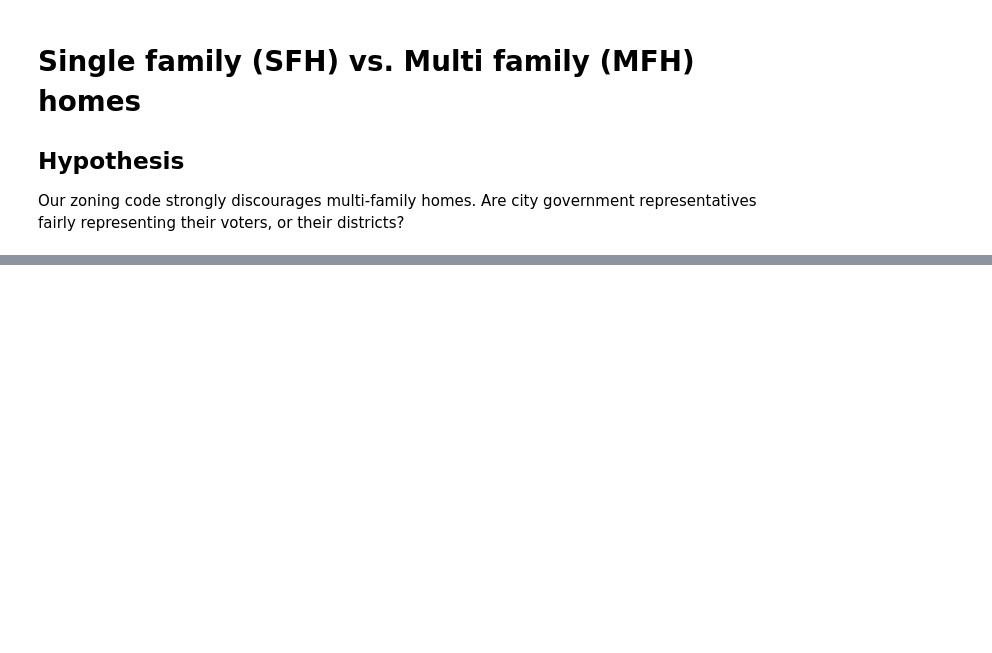
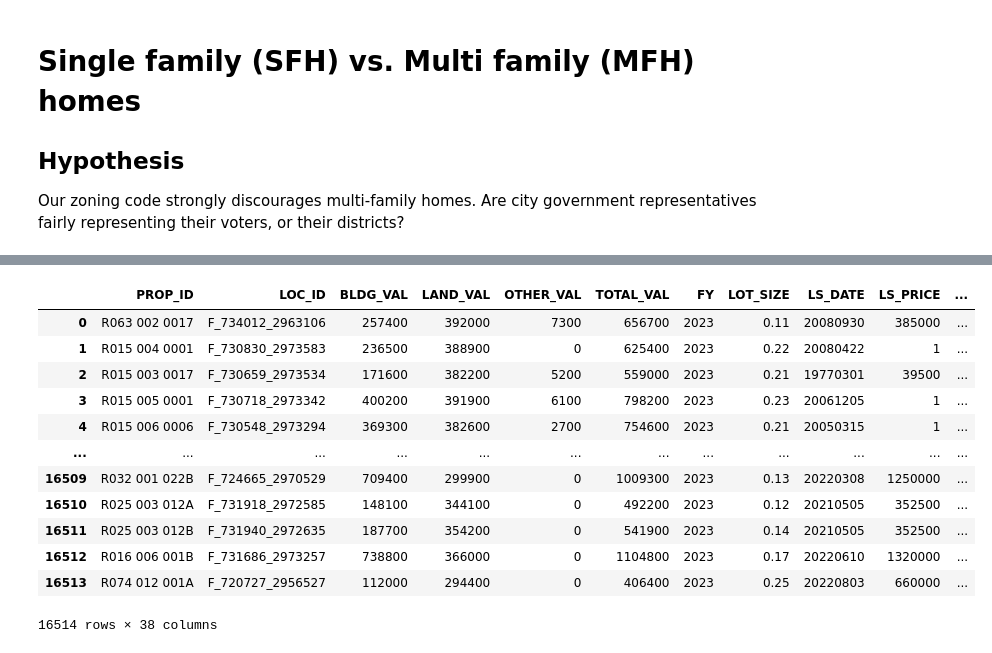
Before and after one commit to tjrileywisc/waltham_gis, a Jupyter notebook: investigations/sfh_vs_mfh/notebook.ipynb, the cells around one changed output, grey strips where cells are left out. Saved outputs shown, nothing was run; the diff lists cells and outputs as text; code cells hidden in the pictures; blank space fills up the shorter version.

```diff
--- a/investigations/sfh_vs_mfh/notebook.ipynb
+++ b/investigations/sfh_vs_mfh/notebook.ipynb
@@ -14,0 +70,16 @@ FileMissingError: Can't find 'wardsprecincts2022_poly.zip' neither locally nor o
+# %%
+assessments_df
+# %% [output]
+|  | PROP_ID | LOC_ID | BLDG_VAL | LAND_VAL | OTHER_VAL | TOTAL_VAL | FY | LOT_SIZE | LS_DATE | LS_PRICE | ... |
+| 0 | R063 002 0017 | F_734012_2963106 | 257400 | 392000 | 7300 | 656700 | 2023 | 0.11 | 20080930 | 385000 | ... |
+| 1 | R015 004 0001 | F_730830_2973583 | 236500 | 388900 | 0 | 625400 | 2023 | 0.22 | 20080422 | 1 | ... |
+| 2 | R015 003 0017 | F_730659_2973534 | 171600 | 382200 | 5200 | 559000 | 2023 | 0.21 | 19770301 | 39500 | ... |
+| 3 | R015 005 0001 | F_730718_2973342 | 400200 | 391900 | 6100 | 798200 | 2023 | 0.23 | 20061205 | 1 | ... |
+| 4 | R015 006 0006 | F_730548_2973294 | 369300 | 382600 | 2700 | 754600 | 2023 | 0.21 | 20050315 | 1 | ... |
+| ... | ... | ... | ... | ... | ... | ... | ... | ... | ... | ... | ... |
+| 16509 | R032 001 022B | F_724665_2970529 | 709400 | 299900 | 0 | 1009300 | 2023 | 0.13 | 20220308 | 1250000 | ... |
+| 16510 | R025 003 012A | F_731918_2972585 | 148100 | 344100 | 0 | 492200 | 2023 | 0.12 | 20210505 | 352500 | ... |
+| 16511 | R025 003 012B | F_731940_2972635 | 187700 | 354200 | 0 | 541900 | 2023 | 0.14 | 20210505 | 352500 | ... |
+| 16512 | R016 006 001B | F_731686_2973257 | 738800 | 366000 | 0 | 1104800 | 2023 | 0.17 | 20220610 | 1320000 | ... |
+| 16513 | R074 012 001A | F_720727_2956527 | 112000 | 294400 | 0 | 406400 | 2023 | 0.25 | 20220803 | 660000 | ... |
+16514 rows × 38 columns
```
Also changed, not shown: parts of 13 cells of this notebook, 5 other files.
